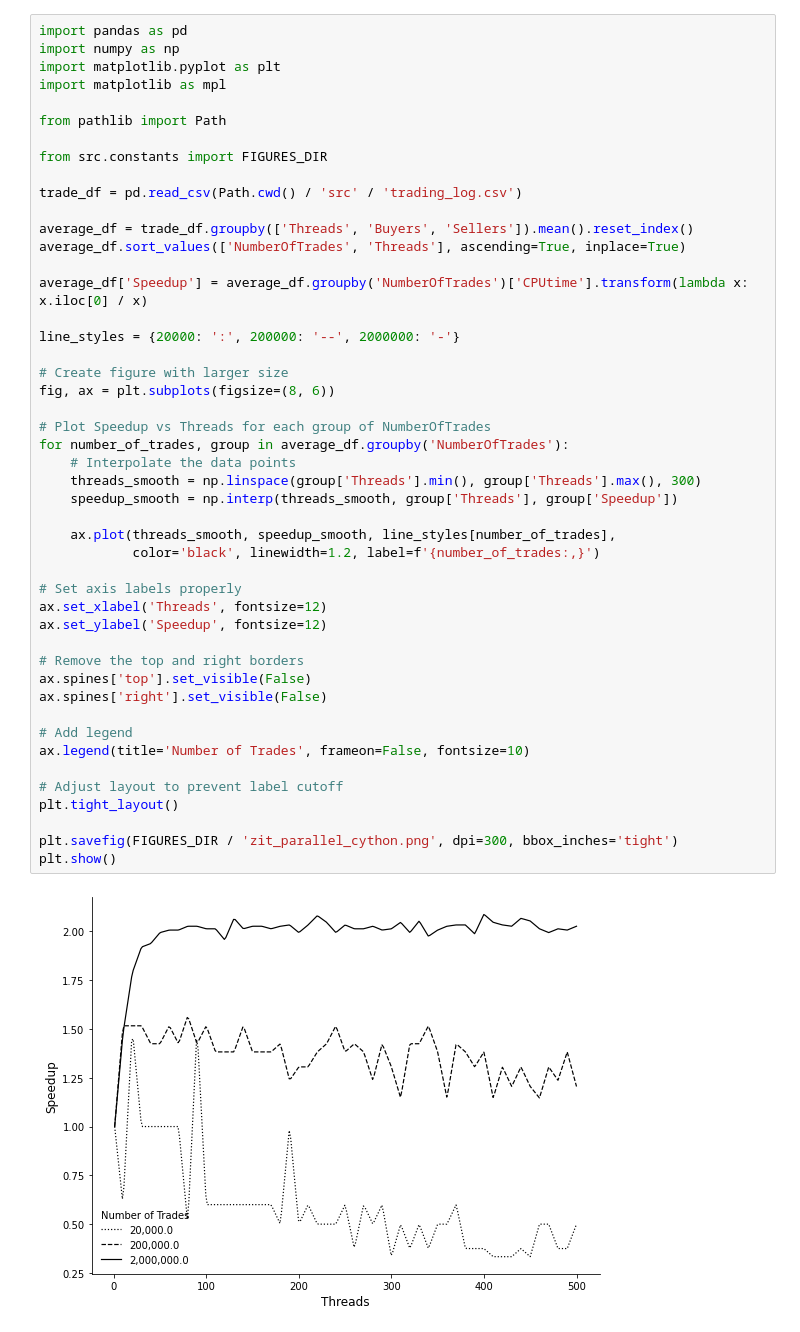
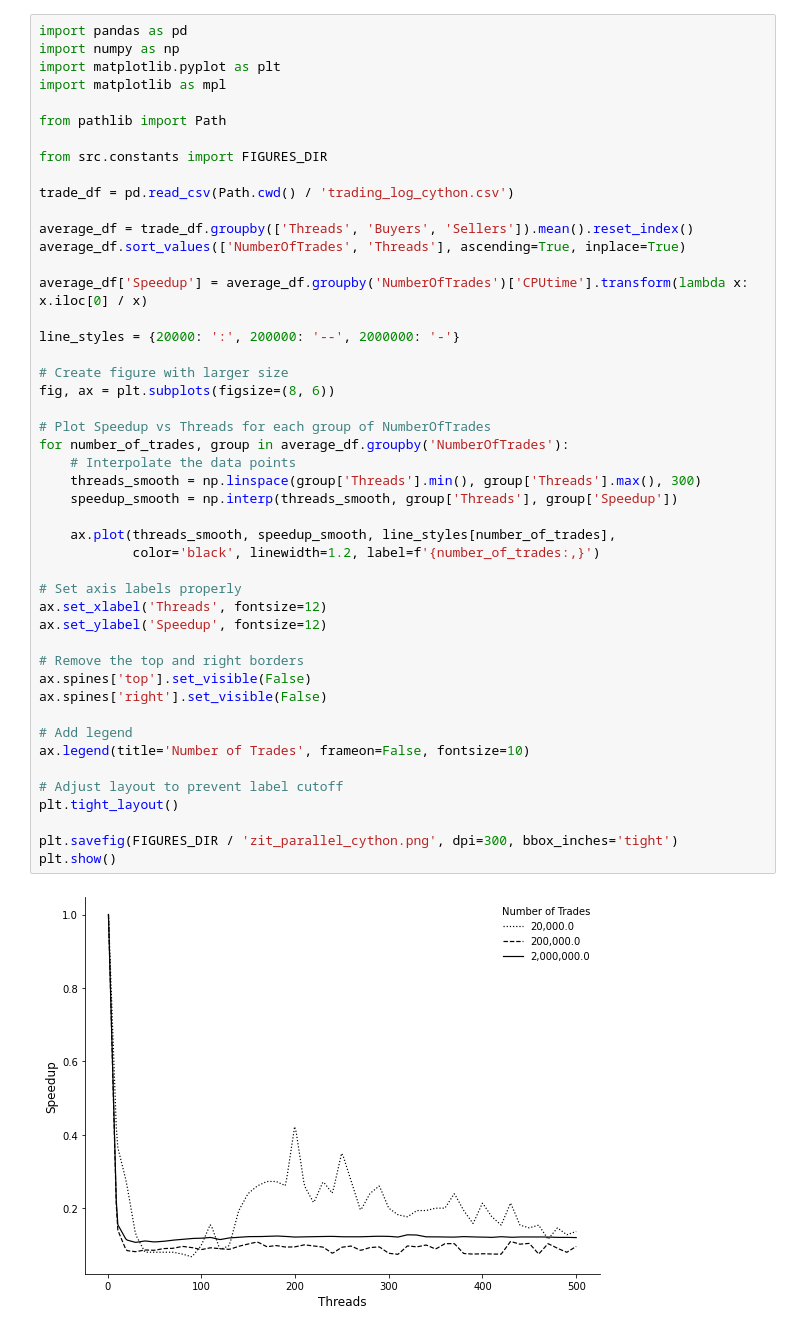
Before and after one commit to wlstover/zit_parallel, a Jupyter notebook: zit_parallel_analysis.ipynb, the cells around one changed output. Drawn from its saved outputs; the diff is of its cells as text.

Commit message:
Cython unknown changes)

```diff
--- a/zit_parallel_analysis.ipynb
+++ b/zit_parallel_analysis.ipynb
@@ -8,7 +8,7 @@ from pathlib import Path
 
 from src.constants import FIGURES_DIR
 
-trade_df = pd.read_csv(Path.cwd() / 'src' / 'trading_log.csv')
+trade_df = pd.read_csv(Path.cwd() / 'trading_log_cython.csv')
 
 average_df = trade_df.groupby(['Threads', 'Buyers', 'Sellers']).mean().reset_index()
 average_df.sort_values(['NumberOfTrades', 'Threads'], ascending=True, inplace=True)
@@ -19,31 +19,31 @@ line_styles = {20000: ':', 200000: '--', 2000000: '-'}
 
 # Create figure with larger size
 fig, ax = plt.subplots(figsize=(8, 6))
 
 # Plot Speedup vs Threads for each group of NumberOfTrades
 for number_of_trades, group in average_df.groupby('NumberOfTrades'):
     # Interpolate the data points
     threads_smooth = np.linspace(group['Threads'].min(), group['Threads'].max(), 300)
     speedup_smooth = np.interp(threads_smooth, group['Threads'], group['Speedup'])
 
     ax.plot(threads_smooth, speedup_smooth, line_styles[number_of_trades],
             color='black', linewidth=1.2, label=f'{number_of_trades:,}')
 
 # Set axis labels properly
 ax.set_xlabel('Threads', fontsize=12)
 ax.set_ylabel('Speedup', fontsize=12)
 
 # Remove the top and right borders
 ax.spines['top'].set_visible(False)
 ax.spines['right'].set_visible(False)
 
 # Add legend
 ax.legend(title='Number of Trades', frameon=False, fontsize=10)
 
 # Adjust layout to prevent label cutoff
 plt.tight_layout()
 
 plt.savefig(FIGURES_DIR / 'zit_parallel_cython.png', dpi=300, bbox_inches='tight')
 plt.show()
 # %% [output]
-[figure, old version]
+[figure, new version]
```
Also changed, not shown: 23 other files.
